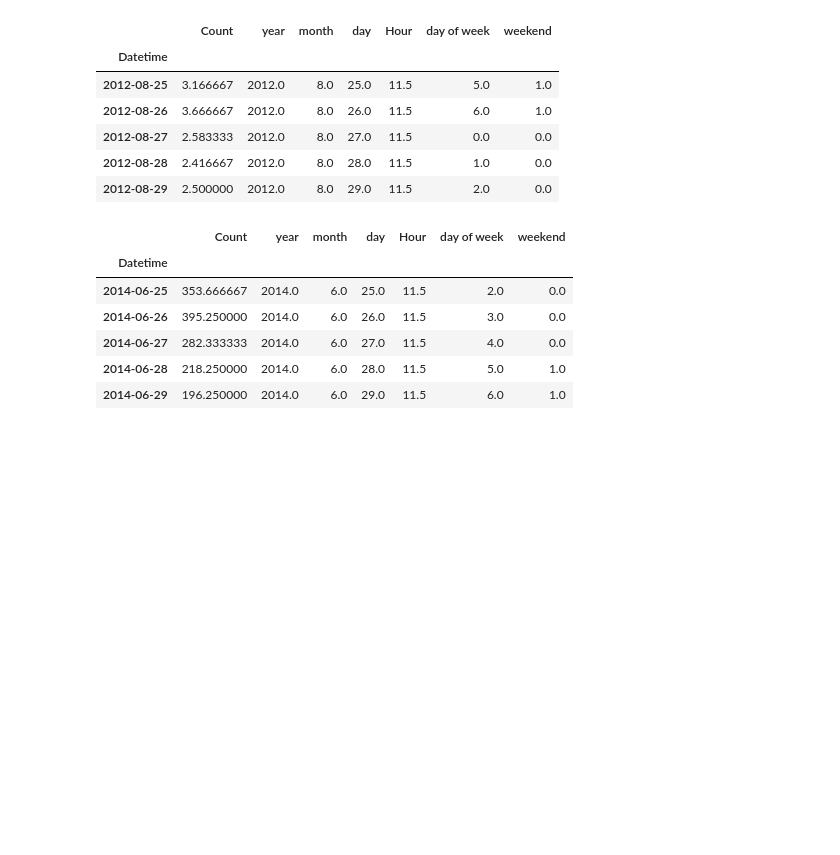
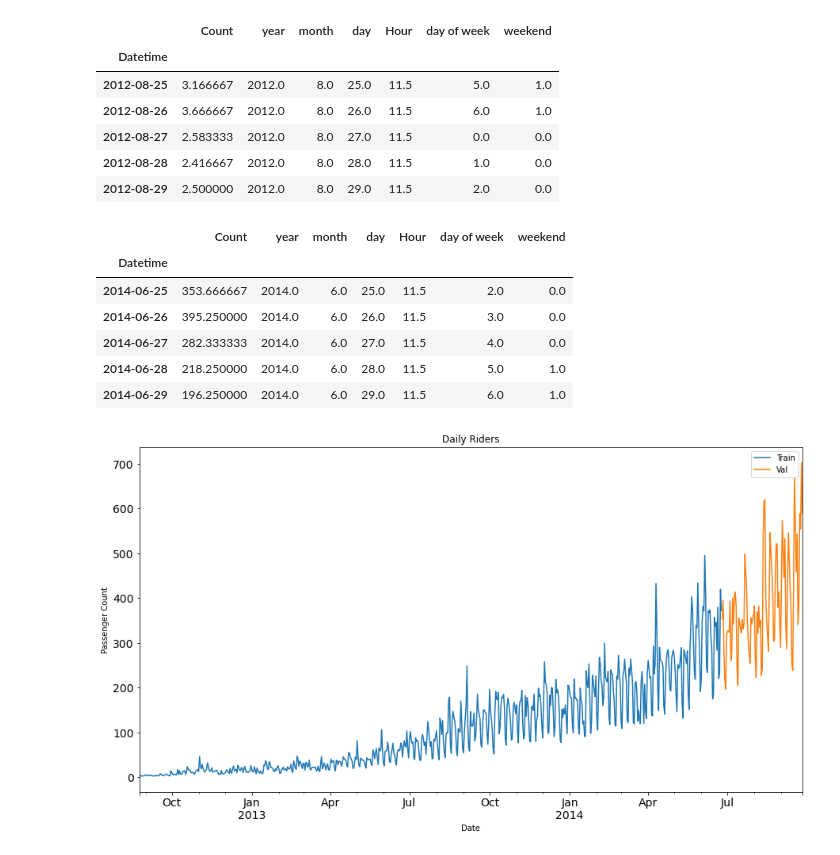
Before and after one commit to AnshuLodha007/Unicorn_Hackathon, a Jupyter notebook: Solution.ipynb, the cells around one changed output. Saved outputs shown, nothing was run; the diff lists cells and outputs as text; code cells hidden in the pictures; blank space fills up the shorter version.

```diff
--- a/Solution.ipynb
+++ b/Solution.ipynb
@@ -362,3 +373,15 @@ val.head()
 | 2014-06-27 | 282.333333 | 2014.0 | 6.0 | 27.0 | 11.5 | 4.0 | 0.0 |
 | 2014-06-28 | 218.250000 | 2014.0 | 6.0 | 28.0 | 11.5 | 5.0 | 1.0 |
 | 2014-06-29 | 196.250000 | 2014.0 | 6.0 | 29.0 | 11.5 | 6.0 | 1.0 |
+# %%
+# plotting the train-val split
+
+Train.Count.plot(figsize = (15,8), title = 'Daily Riders', fontsize = 14, label = 'Train')
+val.Count.plot(figsize = (15,8), title = 'Daily Riders', fontsize = 14, label = 'Val')
+
+plt.ylabel('Passenger Count')
+plt.xlabel('Date')
+plt.legend(loc = 'best')
+plt.show()
+# %% [output]
+[figure, added]
```
Also changed, not shown: parts of 13 cells of this notebook.
